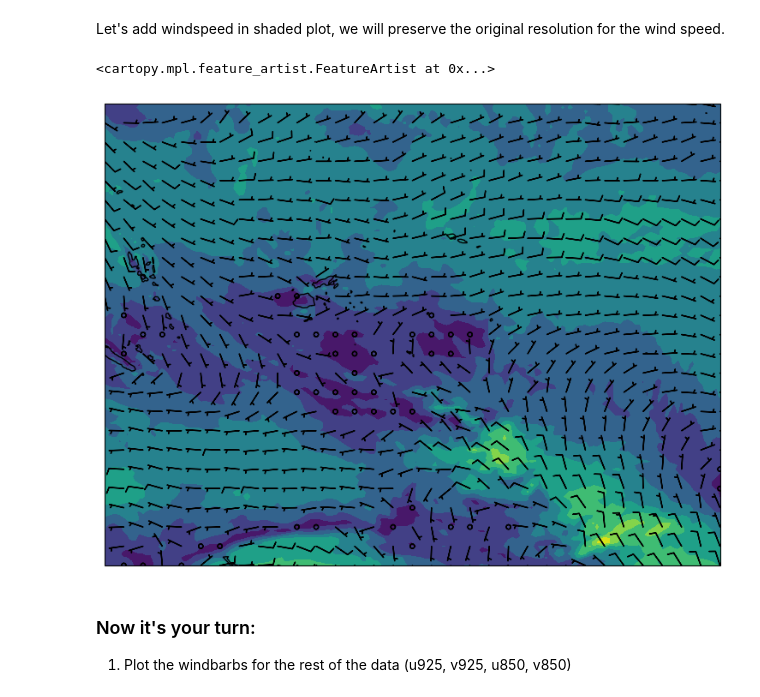
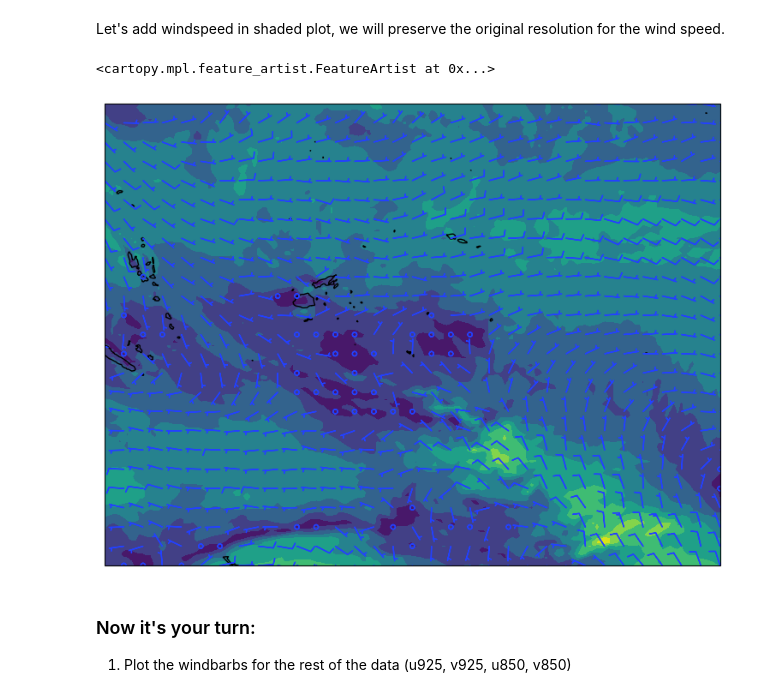
Before and after one commit to achmadrifani/fiji-training-2024, a Jupyter notebook: notebooks/day_07/02_Plotting_wind_barb.ipynb, the cells around one changed output. Drawn from its saved outputs; the diff is of its cells as text; code cells hidden in the pictures.

```diff
--- a/notebooks/day_07/02_Plotting_wind_barb.ipynb
+++ b/notebooks/day_07/02_Plotting_wind_barb.ipynb
@@ -209,19 +209,19 @@ Let's add windspeed in shaded plot, we will preserve the original resolution for
 # %%
 # Initiate figure and axes instance
 fig, ax = plt.subplots(1, 1, figsize=(13, 7), subplot_kw={'projection': ccrs.PlateCarree(central_longitude=185)})
 
 # Plot wind barbs
-ax.barbs(lon_sub, lat_sub, u10_sub.values, v10_sub.values, length=5, flip_barb= flip_barbs,transform=ccrs.PlateCarree(), zorder=2)
+ax.barbs(lon_sub, lat_sub, u10_sub.values, v10_sub.values, length=5, barbcolor='#2341ff', flip_barb= flip_barbs,transform=ccrs.PlateCarree(), zorder=2)
 
 # Plot wind speed in shaded plot
 ax.contourf(lon,lat, ws10, transform=ccrs.PlateCarree(), zorder=1)
 
 # Add coastlines and other features
 ax.coastlines()
 ax.add_feature(cfeature.BORDERS, linestyle=':')
 # %% [output]
 <cartopy.mpl.feature_artist.FeatureArtist at 0x...>
-[figure, old version]
+[figure, new version]
 # %% [markdown]
 ### Now it's your turn:
 1. Plot the windbarbs for the rest of the data (u925, v925, u850, v850)
```
Also changed, not shown: parts of 12 cells of this notebook, 1 other file.
